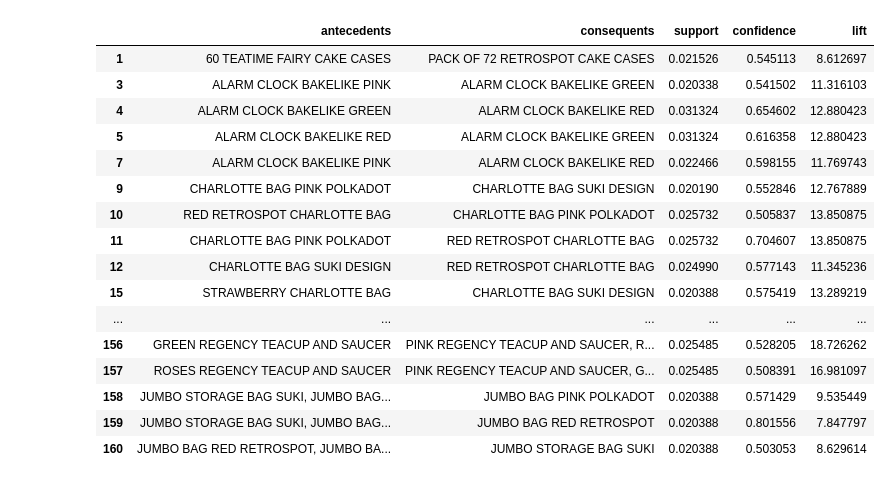
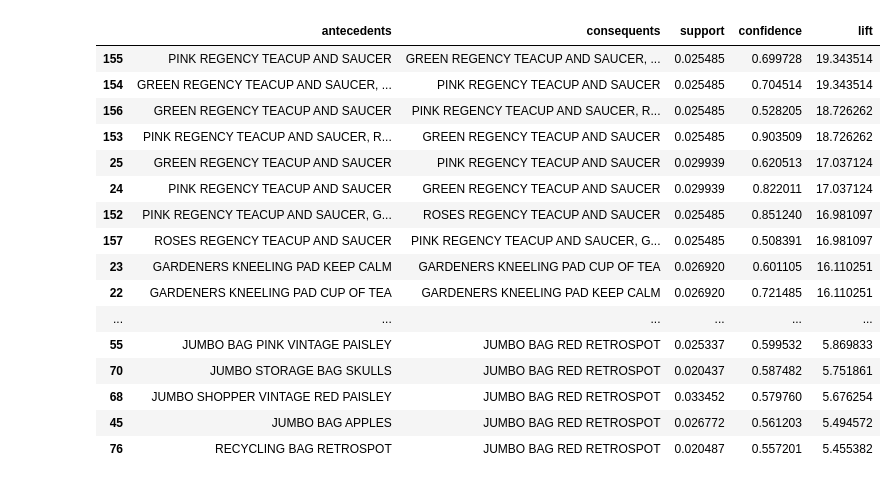
Before and after one commit to TheRealAngelo/Market-Basket-Analysis, a Jupyter notebook: Activity 3 - Market Basket Analysis.ipynb, the cells around one changed output. Saved outputs shown, nothing was run; the diff lists cells and outputs as text; code cells hidden in the pictures.

```diff
--- a/Activity 3 - Market Basket Analysis.ipynb
+++ b/Activity 3 - Market Basket Analysis.ipynb
@@ -63,24 +63,27 @@ for idx, row in strong_rules.iterrows():
 # %%
 table = strong_rules[['antecedents', 'consequents', 'support', 'confidence', 'lift']].copy()
 table['antecedents'] = table['antecedents'].apply(lambda x: ', '.join(list(x)))
 table['consequents'] = table['consequents'].apply(lambda x: ', '.join(list(x)))
+
+table = table.sort_values('lift', ascending=False)
+
 display(table)
 table.to_csv('mba_strong_rules_table.csv', index=False)
 # %% [output]
 |  | antecedents | consequents | support | confidence | lift |
-| 1 | 60 TEATIME FAIRY CAKE CASES | PACK OF 72 RETROSPOT CAKE CASES | 0.021526 | 0.545113 | 8.612697 |
-| 3 | ALARM CLOCK BAKELIKE PINK | ALARM CLOCK BAKELIKE GREEN | 0.020338 | 0.541502 | 11.316103 |
-| 4 | ALARM CLOCK BAKELIKE GREEN | ALARM CLOCK BAKELIKE RED | 0.031324 | 0.654602 | 12.880423 |
-| 5 | ALARM CLOCK BAKELIKE RED | ALARM CLOCK BAKELIKE GREEN | 0.031324 | 0.616358 | 12.880423 |
-| 7 | ALARM CLOCK BAKELIKE PINK | ALARM CLOCK BAKELIKE RED | 0.022466 | 0.598155 | 11.769743 |
-| 9 | CHARLOTTE BAG PINK POLKADOT | CHARLOTTE BAG SUKI DESIGN | 0.020190 | 0.552846 | 12.767889 |
-| 10 | RED RETROSPOT CHARLOTTE BAG | CHARLOTTE BAG PINK POLKADOT | 0.025732 | 0.505837 | 13.850875 |
-| 11 | CHARLOTTE BAG PINK POLKADOT | RED RETROSPOT CHARLOTTE BAG | 0.025732 | 0.704607 | 13.850875 |
-| 12 | CHARLOTTE BAG SUKI DESIGN | RED RETROSPOT CHARLOTTE BAG | 0.024990 | 0.577143 | 11.345236 |
-| 15 | STRAWBERRY CHARLOTTE BAG | CHARLOTTE BAG SUKI DESIGN | 0.020388 | 0.575419 | 13.289219 |
+| 155 | PINK REGENCY TEACUP AND SAUCER | GREEN REGENCY TEACUP AND SAUCER, ... | 0.025485 | 0.699728 | 19.343514 |
+| 154 | GREEN REGENCY TEACUP AND SAUCER, ... | PINK REGENCY TEACUP AND SAUCER | 0.025485 | 0.704514 | 19.343514 |
+| 156 | GREEN REGENCY TEACUP AND SAUCER | PINK REGENCY TEACUP AND SAUCER, R... | 0.025485 | 0.528205 | 18.726262 |
+| 153 | PINK REGENCY TEACUP AND SAUCER, R... | GREEN REGENCY TEACUP AND SAUCER | 0.025485 | 0.903509 | 18.726262 |
+| 25 | GREEN REGENCY TEACUP AND SAUCER | PINK REGENCY TEACUP AND SAUCER | 0.029939 | 0.620513 | 17.037124 |
+| 24 | PINK REGENCY TEACUP AND SAUCER | GREEN REGENCY TEACUP AND SAUCER | 0.029939 | 0.822011 | 17.037124 |
+| 152 | PINK REGENCY TEACUP AND SAUCER, G... | ROSES REGENCY TEACUP AND SAUCER | 0.025485 | 0.851240 | 16.981097 |
+| 157 | ROSES REGENCY TEACUP AND SAUCER | PINK REGENCY TEACUP AND SAUCER, G... | 0.025485 | 0.508391 | 16.981097 |
+| 23 | GARDENERS KNEELING PAD KEEP CALM | GARDENERS KNEELING PAD CUP OF TEA | 0.026920 | 0.601105 | 16.110251 |
+| 22 | GARDENERS KNEELING PAD CUP OF TEA | GARDENERS KNEELING PAD KEEP CALM | 0.026920 | 0.721485 | 16.110251 |
 | ... | ... | ... | ... | ... | ... |
-| 156 | GREEN REGENCY TEACUP AND SAUCER | PINK REGENCY TEACUP AND SAUCER, R... | 0.025485 | 0.528205 | 18.726262 |
-| 157 | ROSES REGENCY TEACUP AND SAUCER | PINK REGENCY TEACUP AND SAUCER, G... | 0.025485 | 0.508391 | 16.981097 |
-| 158 | JUMBO STORAGE BAG SUKI, JUMBO BAG... | JUMBO BAG PINK POLKADOT | 0.020388 | 0.571429 | 9.535449 |
-| 159 | JUMBO STORAGE BAG SUKI, JUMBO BAG... | JUMBO BAG RED RETROSPOT | 0.020388 | 0.801556 | 7.847797 |
-| 160 | JUMBO BAG RED RETROSPOT, JUMBO BA... | JUMBO STORAGE BAG SUKI | 0.020388 | 0.503053 | 8.629614 |
+| 55 | JUMBO BAG PINK VINTAGE PAISLEY | JUMBO BAG RED RETROSPOT | 0.025337 | 0.599532 | 5.869833 |
+| 70 | JUMBO STORAGE BAG SKULLS | JUMBO BAG RED RETROSPOT | 0.020437 | 0.587482 | 5.751861 |
+| 68 | JUMBO SHOPPER VINTAGE RED PAISLEY | JUMBO BAG RED RETROSPOT | 0.033452 | 0.579760 | 5.676254 |
+| 45 | JUMBO BAG APPLES | JUMBO BAG RED RETROSPOT | 0.026772 | 0.561203 | 5.494572 |
+| 76 | RECYCLING BAG RETROSPOT | JUMBO BAG RED RETROSPOT | 0.020487 | 0.557201 | 5.455382 |
```
Also changed, not shown: 2 other files.
